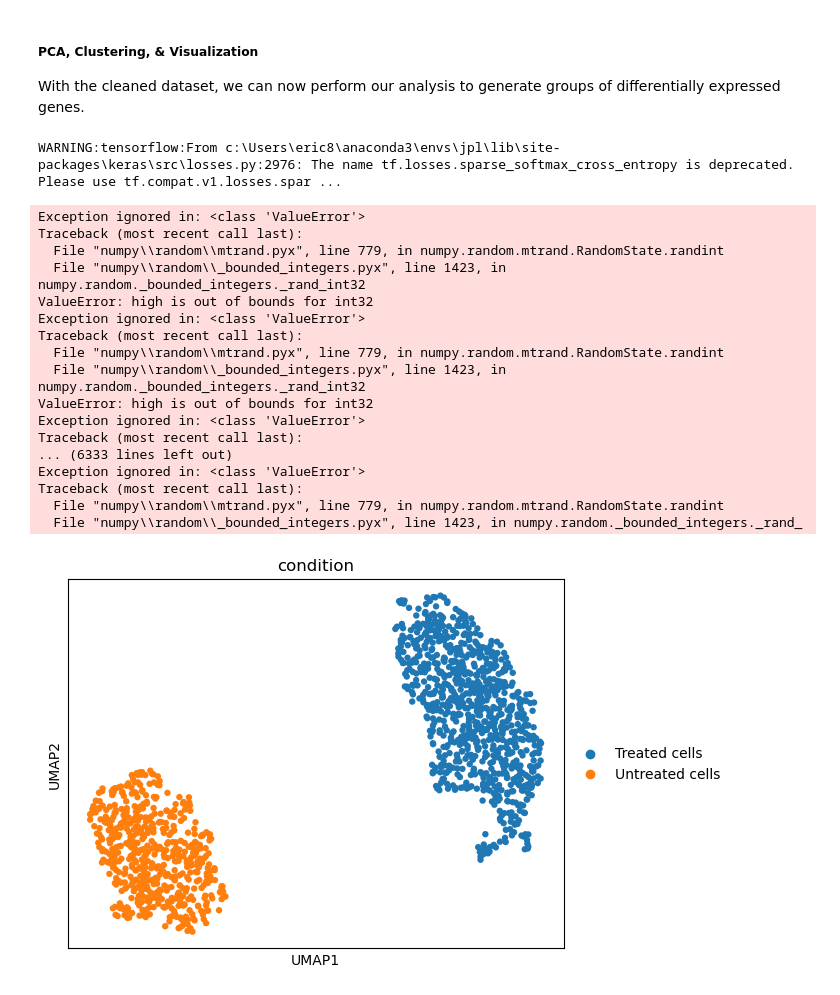
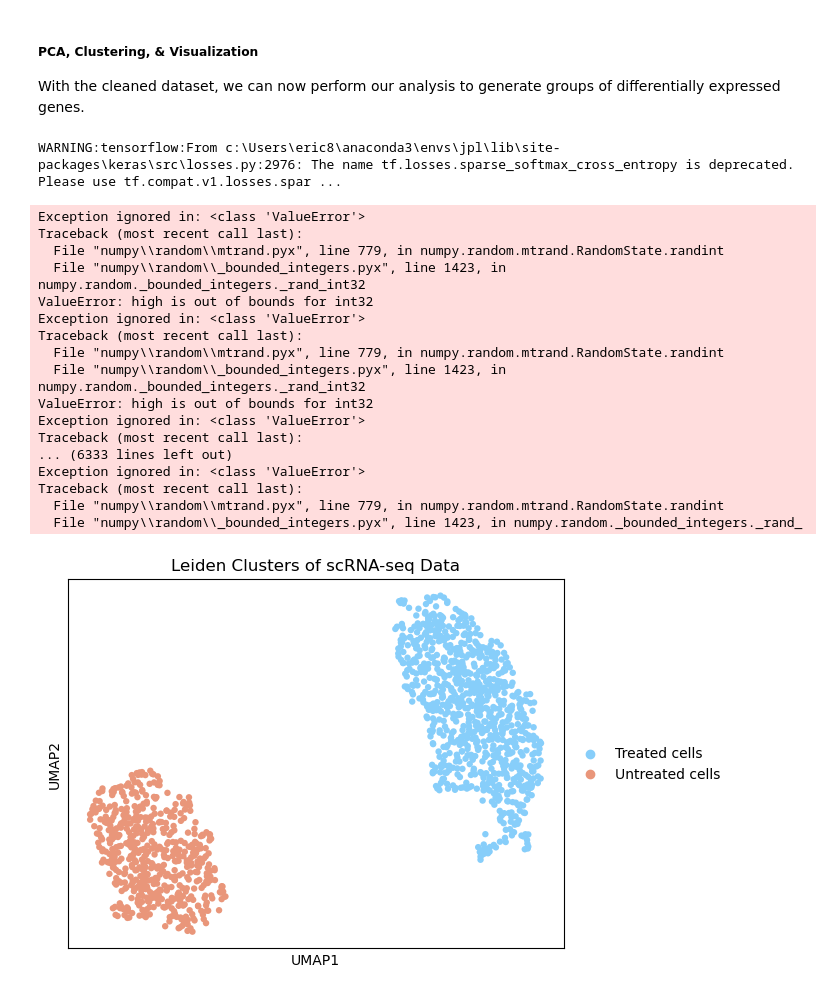
Before and after one commit to maahi-99/DSC291-enhancer-gene-drug-resistance, a Jupyter notebook: dge_scRNA_seq.ipynb, the cells around one changed output. Saved outputs shown, nothing was run; the diff lists cells and outputs as text; code cells hidden in the pictures.

Commit message:
Updated cluster plot

```diff
--- a/dge_scRNA_seq.ipynb
+++ b/dge_scRNA_seq.ipynb
@@ -61,35 +61,38 @@ sc.tl.pca(adata_combined, svd_solver="arpack")
 sc.pp.neighbors(adata_combined, n_neighbors=10, n_pcs=40)
 sc.tl.leiden(adata_combined, resolution=0.1, flavor="igraph", n_iterations=2)
 
 # Annotate clusters by condition.
 adata_combined.obs["condition"] = adata_combined.obs["leiden"].replace({
     "0": "Treated cells",
     "1": "Untreated cells",
 })
 
 # Visualize using UMAP.
 sc.tl.umap(adata_combined)
-sc.pl.umap(adata_combined, color=["condition"])
+sc.pl.umap(adata_combined,
+           color=["condition"],
+           palette=['lightskyblue', 'darksalmon'],
+           title='Leiden Clusters of scRNA-seq Data')
 # %% [output]
 WARNING:tensorflow:From c:\Users\eric8\anaconda3\envs\jpl\lib\site-packages\keras\src\losses.py:2976: The name tf.losses.sparse_softmax_cross_entropy is deprecated. Please use tf.compat.v1.losses.spar ...
 Exception ignored in: <class 'ValueError'>
 Traceback (most recent call last):
   File "numpy\\random\\mtrand.pyx", line 779, in numpy.random.mtrand.RandomState.randint
   File "numpy\\random\\_bounded_integers.pyx", line 1423, in numpy.random._bounded_integers._rand_int32
 ValueError: high is out of bounds for int32
 Exception ignored in: <class 'ValueError'>
 Traceback (most recent call last):
   File "numpy\\random\\mtrand.pyx", line 779, in numpy.random.mtrand.RandomState.randint
   File "numpy\\random\\_bounded_integers.pyx", line 1423, in numpy.random._bounded_integers._rand_int32
 ValueError: high is out of bounds for int32
 Exception ignored in: <class 'ValueError'>
 Traceback (most recent call last):
 ... (6333 lines left out)
 Exception ignored in: <class 'ValueError'>
 Traceback (most recent call last):
   File "numpy\\random\\mtrand.pyx", line 779, in numpy.random.mtrand.RandomState.randint
   File "numpy\\random\\_bounded_integers.pyx", line 1423, in numpy.random._bounded_integers._rand_
-[figure, old version]
+[figure, new version]
 # %%
 '''Differential Gene Expression Analysis'''
 
```
Also changed, not shown: parts of 2 cells of this notebook.
